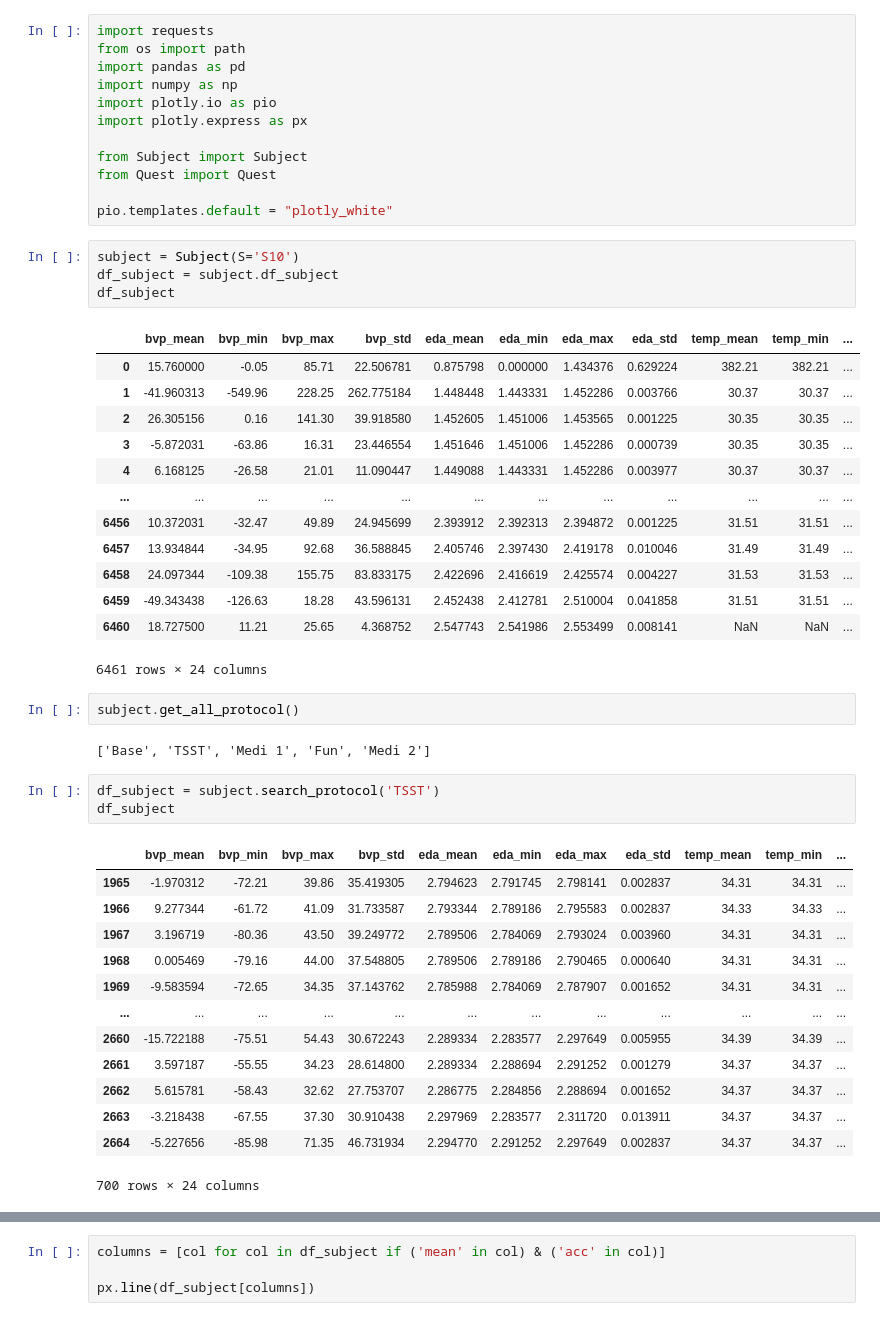
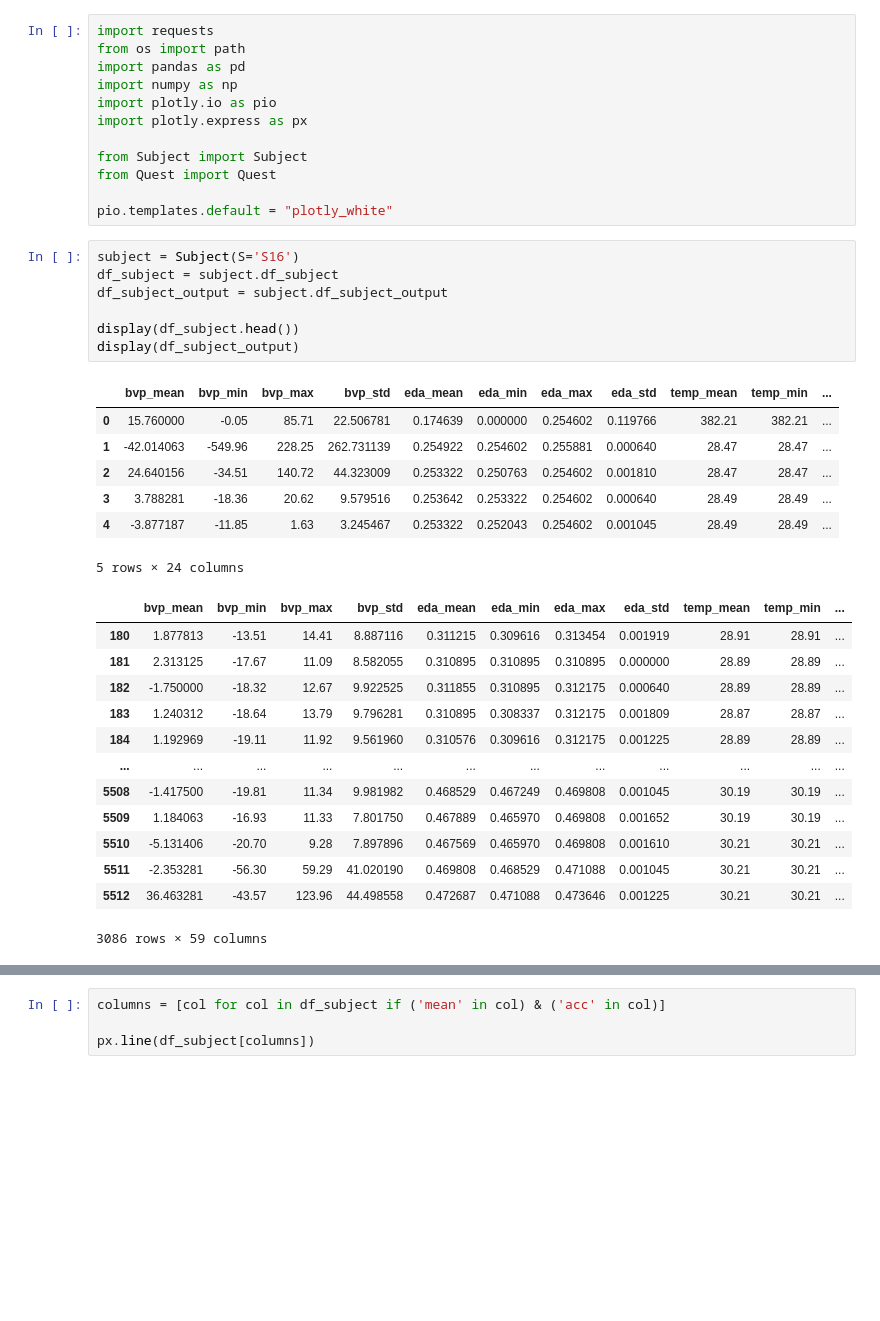
Before and after one commit to tomas-lucena/wesad, a Jupyter notebook: test.ipynb, the cells around one changed output, grey strips where cells are left out. Saved outputs shown, nothing was run; the diff lists cells and outputs as text; blank space fills up the shorter version.

Commit message:
colunas de output

```diff
--- a/test.ipynb
+++ b/test.ipynb
@@ -14,41 +14,30 @@ from Quest import Quest
 
 pio.templates.default = "plotly_white"
 # %%
-subject = Subject(S='S10')
+subject = Subject(S='S16')
 df_subject = subject.df_subject
-df_subject
+df_subject_output = subject.df_subject_output
+
+display(df_subject.head())
+display(df_subject_output)
 # %% [output]
 |  | bvp_mean | bvp_min | bvp_max | bvp_std | eda_mean | eda_min | eda_max | eda_std | temp_mean | temp_min | ... |
-| 0 | 15.760000 | -0.05 | 85.71 | 22.506781 | 0.875798 | 0.000000 | 1.434376 | 0.629224 | 382.21 | 382.21 | ... |
-| 1 | -41.960313 | -549.96 | 228.25 | 262.775184 | 1.448448 | 1.443331 | 1.452286 | 0.003766 | 30.37 | 30.37 | ... |
-| 2 | 26.305156 | 0.16 | 141.30 | 39.918580 | 1.452605 | 1.451006 | 1.453565 | 0.001225 | 30.35 | 30.35 | ... |
-| 3 | -5.872031 | -63.86 | 16.31 | 23.446554 | 1.451646 | 1.451006 | 1.452286 | 0.000739 | 30.35 | 30.35 | ... |
-| 4 | 6.168125 | -26.58 | 21.01 | 11.090447 | 1.449088 | 1.443331 | 1.452286 | 0.003977 | 30.37 | 30.37 | ... |
-| ... | ... | ... | ... | ... | ... | ... | ... | ... | ... | ... | ... |
-| 6456 | 10.372031 | -32.47 | 49.89 | 24.945699 | 2.393912 | 2.392313 | 2.394872 | 0.001225 | 31.51 | 31.51 | ... |
-| 6457 | 13.934844 | -34.95 | 92.68 | 36.588845 | 2.405746 | 2.397430 | 2.419178 | 0.010046 | 31.49 | 31.49 | ... |
-| 6458 | 24.097344 | -109.38 | 155.75 | 83.833175 | 2.422696 | 2.416619 | 2.425574 | 0.004227 | 31.53 | 31.53 | ... |
-| 6459 | -49.343438 | -126.63 | 18.28 | 43.596131 | 2.452438 | 2.412781 | 2.510004 | 0.041858 | 31.51 | 31.51 | ... |
-| 6460 | 18.727500 | 11.21 | 25.65 | 4.368752 | 2.547743 | 2.541986 | 2.553499 | 0.008141 | NaN | NaN | ... |
+| 0 | 15.760000 | -0.05 | 85.71 | 22.506781 | 0.174639 | 0.000000 | 0.254602 | 0.119766 | 382.21 | 382.21 | ... |
+| 1 | -42.014063 | -549.96 | 228.25 | 262.731139 | 0.254922 | 0.254602 | 0.255881 | 0.000640 | 28.47 | 28.47 | ... |
+| 2 | 24.640156 | -34.51 | 140.72 | 44.323009 | 0.253322 | 0.250763 | 0.254602 | 0.001810 | 28.47 | 28.47 | ... |
+| 3 | 3.788281 | -18.36 | 20.62 | 9.579516 | 0.253642 | 0.253322 | 0.254602 | 0.000640 | 28.49 | 28.49 | ... |
+| 4 | -3.877187 | -11.85 | 1.63 | 3.245467 | 0.253322 | 0.252043 | 0.254602 | 0.001045 | 28.49 | 28.49 | ... |
-6461 rows × 24 columns
+5 rows × 24 columns
+|  | bvp_mean | bvp_min | bvp_max | bvp_std | eda_mean | eda_min | eda_max | eda_std | temp_mean | temp_min | ... |
+| 180 | 1.877813 | -13.51 | 14.41 | 8.887116 | 0.311215 | 0.309616 | 0.313454 | 0.001919 | 28.91 | 28.91 | ... |
+| 181 | 2.313125 | -17.67 | 11.09 | 8.582055 | 0.310895 | 0.310895 | 0.310895 | 0.000000 | 28.89 | 28.89 | ... |
+| 182 | -1.750000 | -18.32 | 12.67 | 9.922525 | 0.311855 | 0.310895 | 0.312175 | 0.000640 | 28.89 | 28.89 | ... |
+| 183 | 1.240312 | -18.64 | 13.79 | 9.796281 | 0.310895 | 0.308337 | 0.312175 | 0.001809 | 28.87 | 28.87 | ... |
+| 184 | 1.192969 | -19.11 | 11.92 | 9.561960 | 0.310576 | 0.309616 | 0.312175 | 0.001225 | 28.89 | 28.89 | ... |
+| ... | ... | ... | ... | ... | ... | ... | ... | ... | ... | ... | ... |
+| 5508 | -1.417500 | -19.81 | 11.34 | 9.981982 | 0.468529 | 0.467249 | 0.469808 | 0.001045 | 30.19 | 30.19 | ... |
+| 5509 | 1.184063 | -16.93 | 11.33 | 7.801750 | 0.467889 | 0.465970 | 0.469808 | 0.001652 | 30.19 | 30.19 | ... |
+| 5510 | -5.131406 | -20.70 | 9.28 | 7.897896 | 0.467569 | 0.465970 | 0.469808 | 0.001610 | 30.21 | 30.21 | ... |
+| 5511 | -2.353281 | -56.30 | 59.29 | 41.020190 | 0.469808 | 0.468529 | 0.471088 | 0.001045 | 30.21 | 30.21 | ... |
+| 5512 | 36.463281 | -43.57 | 123.96 | 44.498558 | 0.472687 | 0.471088 | 0.473646 | 0.001225 | 30.21 | 30.21 | ... |
+3086 rows × 59 columns
-# %%
-subject.get_all_protocol()
-# %% [output]
-['Base', 'TSST', 'Medi 1', 'Fun', 'Medi 2']
-# %%
-df_subject = subject.search_protocol('TSST')
-df_subject
-# %% [output]
-|  | bvp_mean | bvp_min | bvp_max | bvp_std | eda_mean | eda_min | eda_max | eda_std | temp_mean | temp_min | ... |
-| 1965 | -1.970312 | -72.21 | 39.86 | 35.419305 | 2.794623 | 2.791745 | 2.798141 | 0.002837 | 34.31 | 34.31 | ... |
-| 1966 | 9.277344 | -61.72 | 41.09 | 31.733587 | 2.793344 | 2.789186 | 2.795583 | 0.002837 | 34.33 | 34.33 | ... |
-| 1967 | 3.196719 | -80.36 | 43.50 | 39.249772 | 2.789506 | 2.784069 | 2.793024 | 0.003960 | 34.31 | 34.31 | ... |
-| 1968 | 0.005469 | -79.16 | 44.00 | 37.548805 | 2.789506 | 2.789186 | 2.790465 | 0.000640 | 34.31 | 34.31 | ... |
-| 1969 | -9.583594 | -72.65 | 34.35 | 37.143762 | 2.785988 | 2.784069 | 2.787907 | 0.001652 | 34.31 | 34.31 | ... |
-| ... | ... | ... | ... | ... | ... | ... | ... | ... | ... | ... | ... |
-| 2660 | -15.722188 | -75.51 | 54.43 | 30.672243 | 2.289334 | 2.283577 | 2.297649 | 0.005955 | 34.39 | 34.39 | ... |
-| 2661 | 3.597187 | -55.55 | 34.23 | 28.614800 | 2.289334 | 2.288694 | 2.291252 | 0.001279 | 34.37 | 34.37 | ... |
-| 2662 | 5.615781 | -58.43 | 32.62 | 27.753707 | 2.286775 | 2.284856 | 2.288694 | 0.001652 | 34.37 | 34.37 | ... |
-| 2663 | -3.218438 | -67.55 | 37.30 | 30.910438 | 2.297969 | 2.283577 | 2.311720 | 0.013911 | 34.37 | 34.37 | ... |
-| 2664 | -5.227656 | -85.98 | 71.35 | 46.731934 | 2.294770 | 2.291252 | 2.297649 | 0.002837 | 34.37 | 34.37 | ... |
-700 rows × 24 columns
```
Also changed, not shown: parts of 2 cells of this notebook, 2 other files.
